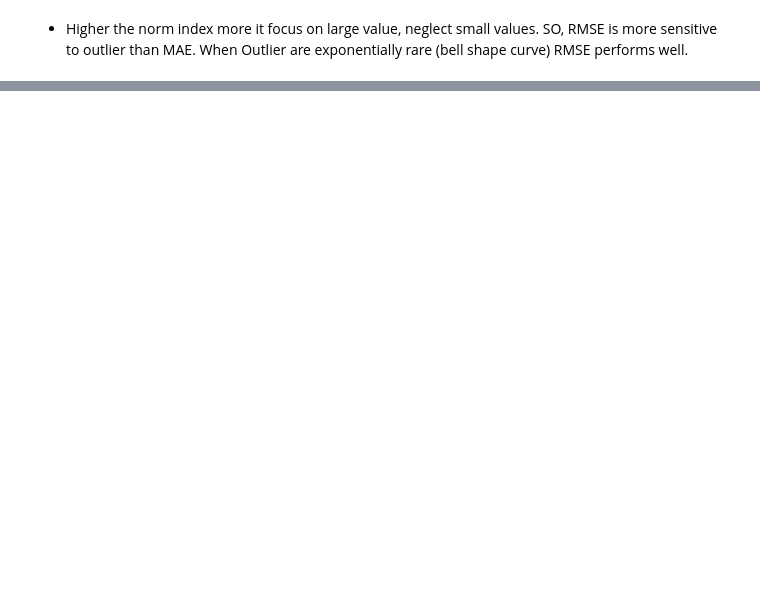
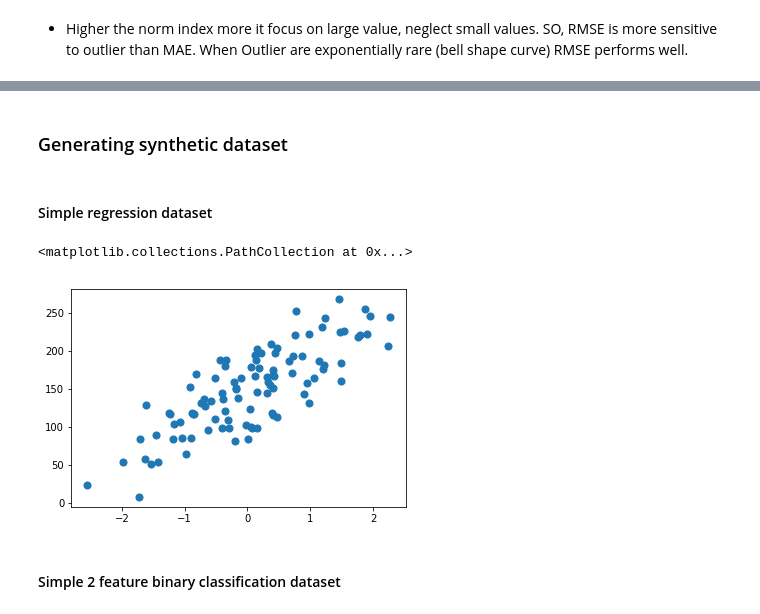
Before and after one commit to purvil/machine_learning, a Jupyter notebook: Introduction.ipynb, the cells around one changed output, grey strips where cells are left out. Cells and saved outputs as stored; diff of their text form; code cells hidden in the pictures; blank space fills up the shorter version.

```diff
--- a/Introduction.ipynb
+++ b/Introduction.ipynb
@@ -231,0 +256,4 @@
+# %% [markdown]
+### Generating synthetic dataset
+# %% [markdown]
+#### Simple regression dataset
@@ -231,0 +262,2 @@
+# %%
+X_R1, y_R1 = make_regression(n_samples=100, n_features=1, n_informative=1, bias=150.0, noise=30,random_state=0)
@@ -231,0 +266,7 @@
+# %%
+plt.scatter(X_R1, y_R1, marker='o', s=50)
+# %% [output]
+<matplotlib.collections.PathCollection at 0x...>
+[figure, added]
+# %% [markdown]
+#### Simple 2 feature binary classification dataset
```
Also changed, not shown: parts of 12 cells of this notebook, 36 other files.
